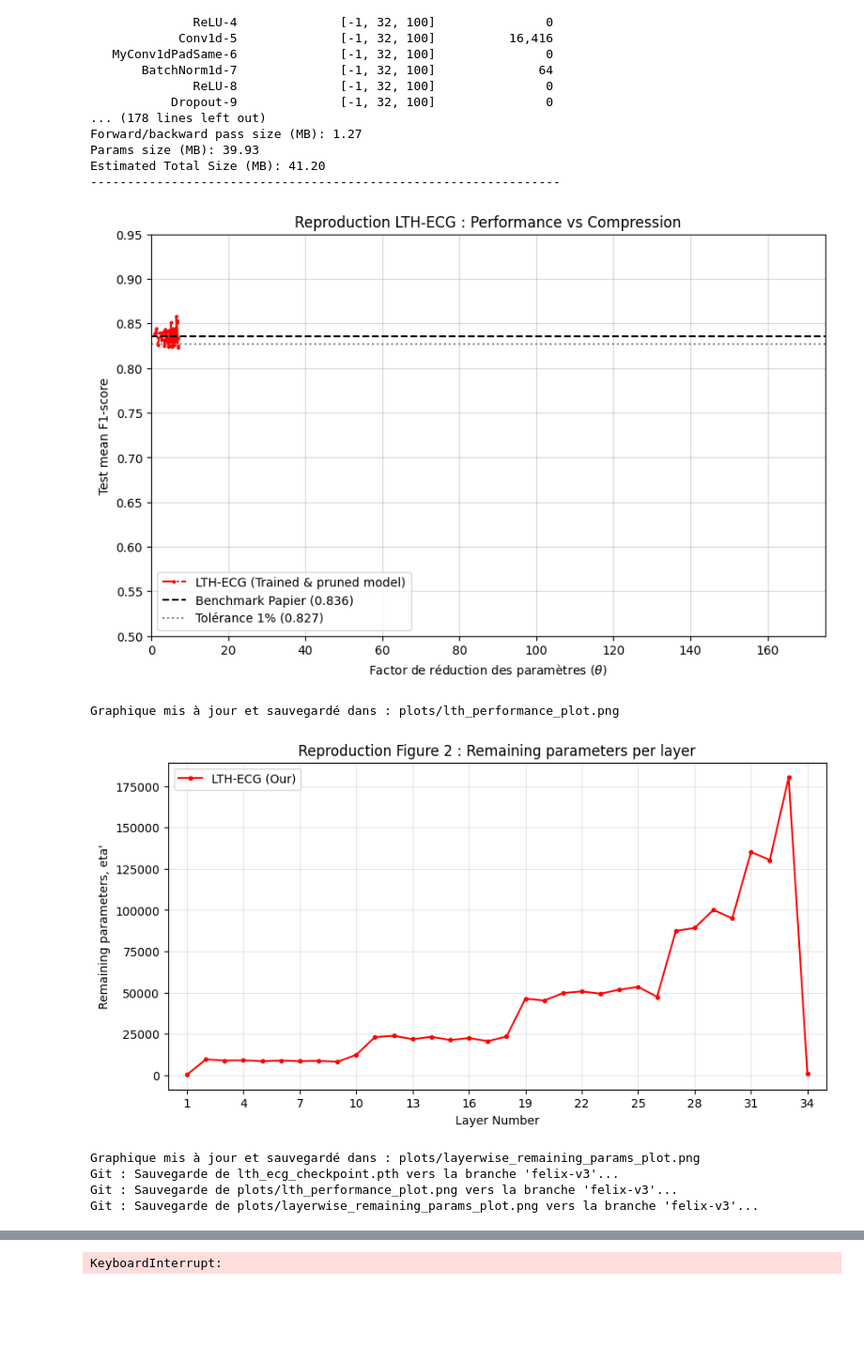
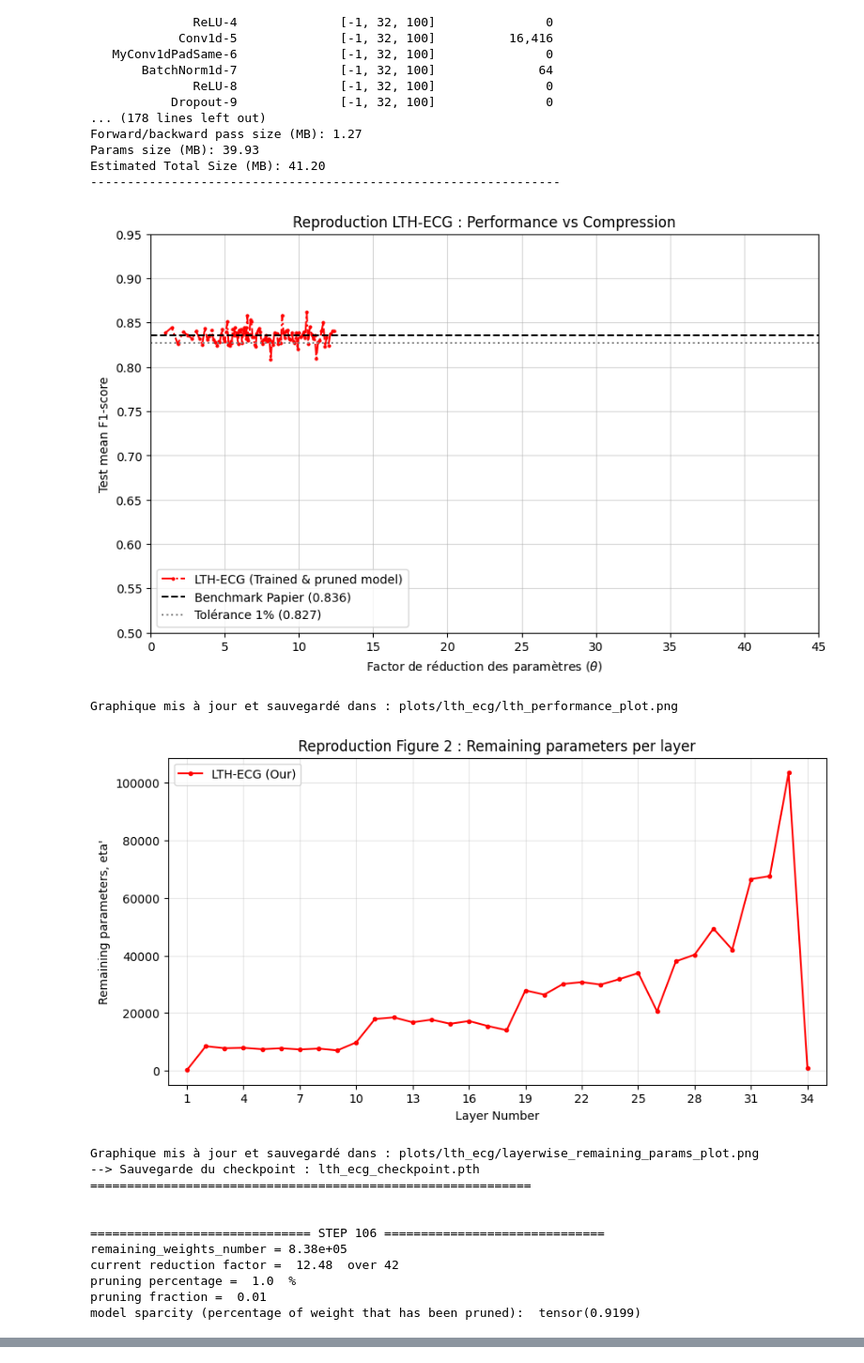
Before and after one commit to felixdechamps/Advanced-ML-Project, a Jupyter notebook: lth_ecg_copy.ipynb, the cells around one changed output, grey strips where cells are left out. Shown at 94% size. Cells and saved outputs as stored; diff of their text form; code cells hidden in the pictures; blank space fills up the shorter version.

Commit message:
shut down git hub commit function

```diff
--- a/lth_ecg_copy.ipynb
+++ b/lth_ecg_copy.ipynb
@@ -411,11 +411,11 @@ def run_lth_ecg(pruning_params, network, train_loader, val_loader, loss_func, re
         if step % 5 == 0:
             plot_lth_progress(history_theta, history_f1, 'plots/lth_ecg/')
             plot_layerwise_remaining_params(D_sparse, current_mask, 'plots/lth_ecg/')
-            push_checkpoint_to_git(
-                    filepaths=[checkpoint_file,"plots/lth_performance_plot.png","plots/layerwise_remaining_params_plot.png"],
-                    branch_name="felix-v3",  # Mets le nom de ta branche ici
-                    commit_msg=f"Auto save checkpoints and plots step {step-1}"
-                )
+            # push_checkpoint_to_git(
+            #         filepaths=[checkpoint_file,"plots/lth_performance_plot.png","plots/layerwise_remaining_params_plot.png"],
+            #         branch_name="felix-v3",  # Mets le nom de ta branche ici
+            #         commit_msg=f"Auto save checkpoints and plots step {step-1}"
+            #     )
 
         # Update pruning percentage (alpha = 1.1)
         pruning_percentage = pruning_percentage**(1/1.1)
@@ -579,12 +579,19 @@ Params size (MB): 39.93
 Estimated Total Size (MB): 41.20
 ----------------------------------------------------------------
 # %%
-final_mask, history_theta, history_f1 = run_lth_ecg(pruning_params, model, train_loader, val_loader, loss_func)
+final_mask, history_theta, history_f1 = run_lth_ecg(pruning_params, model, train_loader, val_loader, loss_func, resume = True)
 # %% [output]
-[figure, old version]
+[figure, new version]
-Graphique mis à jour et sauvegardé dans : plots/lth_performance_plot.png
+Graphique mis à jour et sauvegardé dans : plots/lth_ecg/lth_performance_plot.png
-[figure, old version]
+[figure, new version]
-Graphique mis à jour et sauvegardé dans : plots/layerwise_remaining_params_plot.png
-Git : Sauvegarde de lth_ecg_checkpoint.pth vers la branche 'felix-v3'...
-Git : Sauvegarde de plots/lth_performance_plot.png vers la branche 'felix-v3'...
-Git : Sauvegarde de plots/layerwise_remaining_params_plot.png vers la branche 'felix-v3'...
+Graphique mis à jour et sauvegardé dans : plots/lth_ecg/layerwise_remaining_params_plot.png
+--> Sauvegarde du checkpoint : lth_ecg_checkpoint.pth
+============================================================
+
+
+============================== STEP 106 ==============================
+remaining_weights_number = 8.38e+05
+current reduction factor =  12.48  over 42
+pruning percentage =  1.0  %
+pruning fraction =  0.01
+model sparcity (percentage of weight that has been pruned):  tensor(0.9199)
@@ -625,3 +621,2 @@ model sparcity (percentage of weight that has been pruned):  tensor(0.8632)
-KeyboardInterrupt:
 # %%
 # ajouter le nombre de MB que fait le modèle au fur-et-à-mesure, ça se trouve les 1 mb ne sont pas si loin
```
Also changed, not shown: parts of 2 cells of this notebook, 6 other files.
